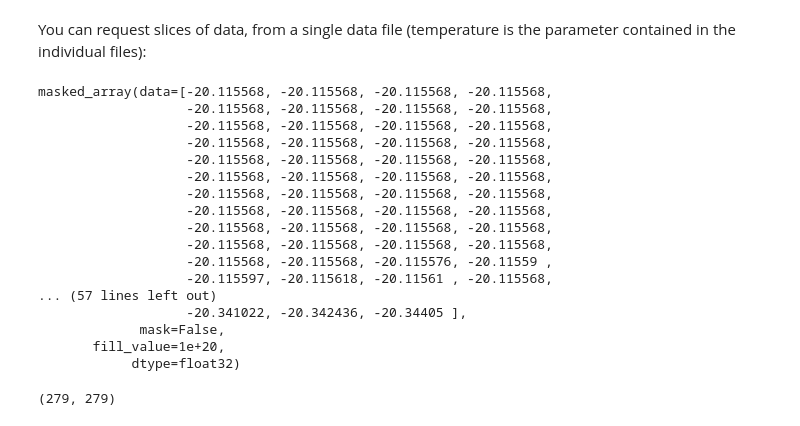
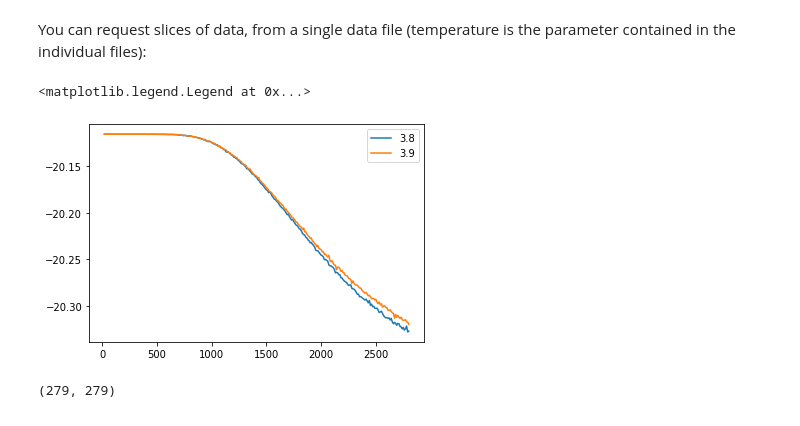
Before and after one commit to AlloSphere-Research-Group/tinc-python, a Jupyter notebook: jupyter-notebooks/ParameterSpace extraction from data.ipynb, the cells around one changed output. Drawn from its saved outputs; the diff is of its cells as text; code cells hidden in the pictures.

```diff
--- a/jupyter-notebooks/ParameterSpace extraction from data.ipynb
+++ b/jupyter-notebooks/ParameterSpace extraction from data.ipynb
@@ -146,26 +187,15 @@ ps.get_dimension("param_chem_pot(a)").value = 3.9
 # %% [markdown]
 You can request slices of data, from a single data file (temperature is the parameter contained in the individual files):
-# %%
-#dp.debug = True
-dp.get_slice("<formation_energy>", "temperature")
-# %% [output]
-masked_array(data=[-20.115568, -20.115568, -20.115568, -20.115568,
-                   -20.115568, -20.115568, -20.115568, -20.115568,
-                   -20.115568, -20.115568, -20.115568, -20.115568,
-                   -20.115568, -20.115568, -20.115568, -20.115568,
-                   -20.115568, -20.115568, -20.115568, -20.115568,
-                   -20.115568, -20.115568, -20.115568, -20.115568,
-                   -20.115568, -20.115568, -20.115568, -20.115568,
-                   -20.115568, -20.115568, -20.115568, -20.115568,
-                   -20.115568, -20.115568, -20.115568, -20.115568,
-                   -20.115568, -20.115568, -20.115568, -20.115568,
-                   -20.115568, -20.115568, -20.115576, -20.11559 ,
-                   -20.115597, -20.115618, -20.11561 , -20.115568,
-... (57 lines left out)
-                   -20.341022, -20.342436, -20.34405 ],
-             mask=False,
-       fill_value=1e+20,
-            dtype=float32)
+# %%
+#dp.debug = True
+ps.get_dimension("param_chem_pot(a)").value = 3.8
+plot(ps.get_parameter("temperature").values, dp.get_slice("<formation_energy>", "temperature"))
+ps.get_parameter("param_chem_pot(a)").value = 3.9
+plot(ps.get_parameter("temperature").values, dp.get_slice("<formation_energy>", "temperature"))
+legend(ps.get_dimension("param_chem_pot(a)").values)
+# %% [output]
+<matplotlib.legend.Legend at 0x...>
+[figure, added]
 # %%
 len(dp.get_slice("<formation_energy>", "temperature")), len(ps.get_parameter('temperature').values)
 # %% [output]
```
Also changed, not shown: parts of 34 cells of this notebook, 7 other files.
